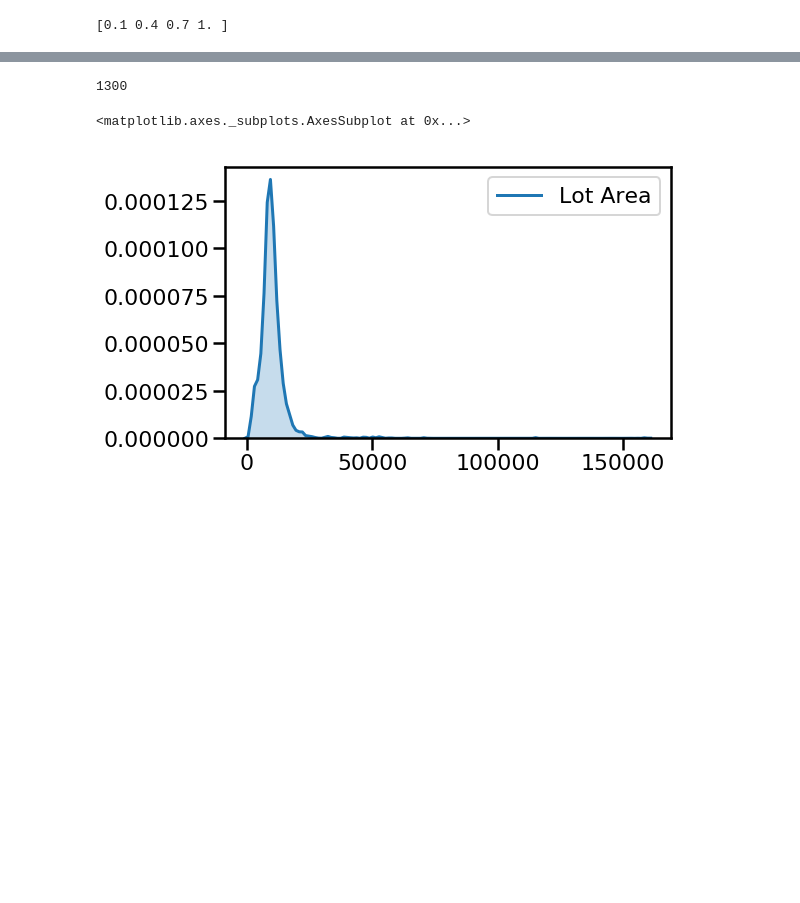
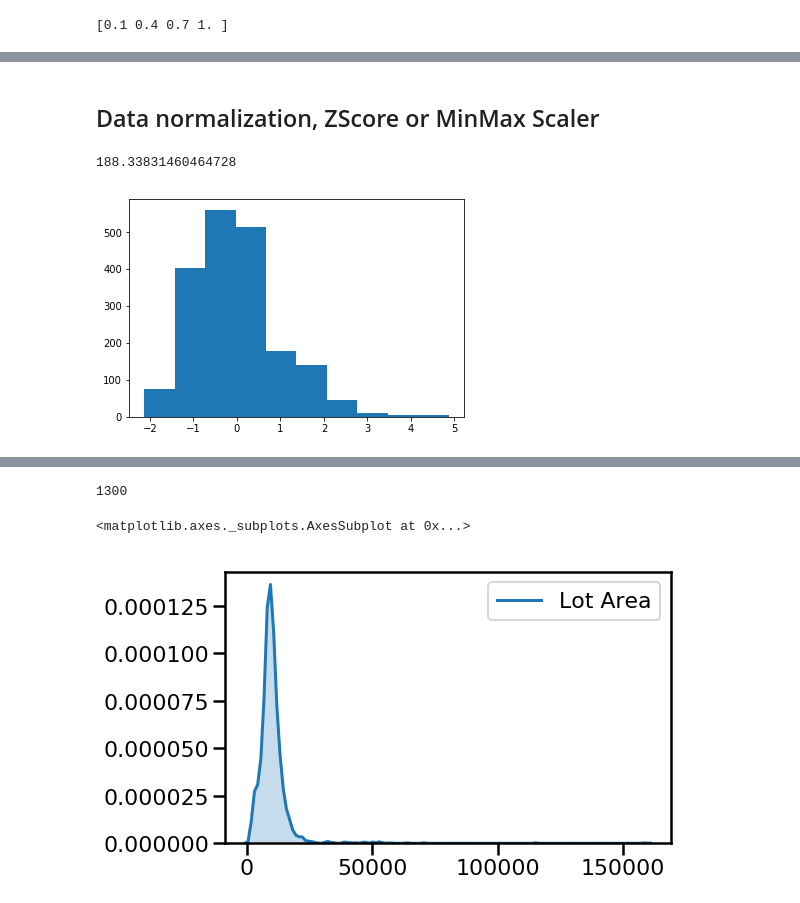
Before and after one commit to froggie901/sklearn_powertransform, a Jupyter notebook: power_transformer.ipynb, the cells around one changed output, grey strips where cells are left out. Drawn from its saved outputs; the diff is of its cells as text; code cells hidden in the pictures; blank space fills up the shorter version.

```diff
--- a/power_transformer.ipynb
+++ b/power_transformer.ipynb
@@ -180,13 +185,19 @@ Text(0.5, 1.0, 'Comparing the Raw Input to the Transformed Output')
+# %% [markdown]
+## Data normalization, ZScore or MinMax Scaler
 # %%
 ## Z-Score (garage area)
 
 garage_area_std = np.std(garage_area)
 
 print (garage_area_std)
 
 garage_area_Z = ((garage_area -garage_area.mean()) / (garage_area_std))
 
-# plt.hist(garage_area_Z);
+# plot a histogram
+plt.hist(garage_area_Z);
+# %% [output]
+188.33831460464728
+[figure, added]
 # %%
 ## Z-Score (garage area_xt)
 
```
Also changed, not shown: parts of 26 cells of this notebook, 1 other file.
